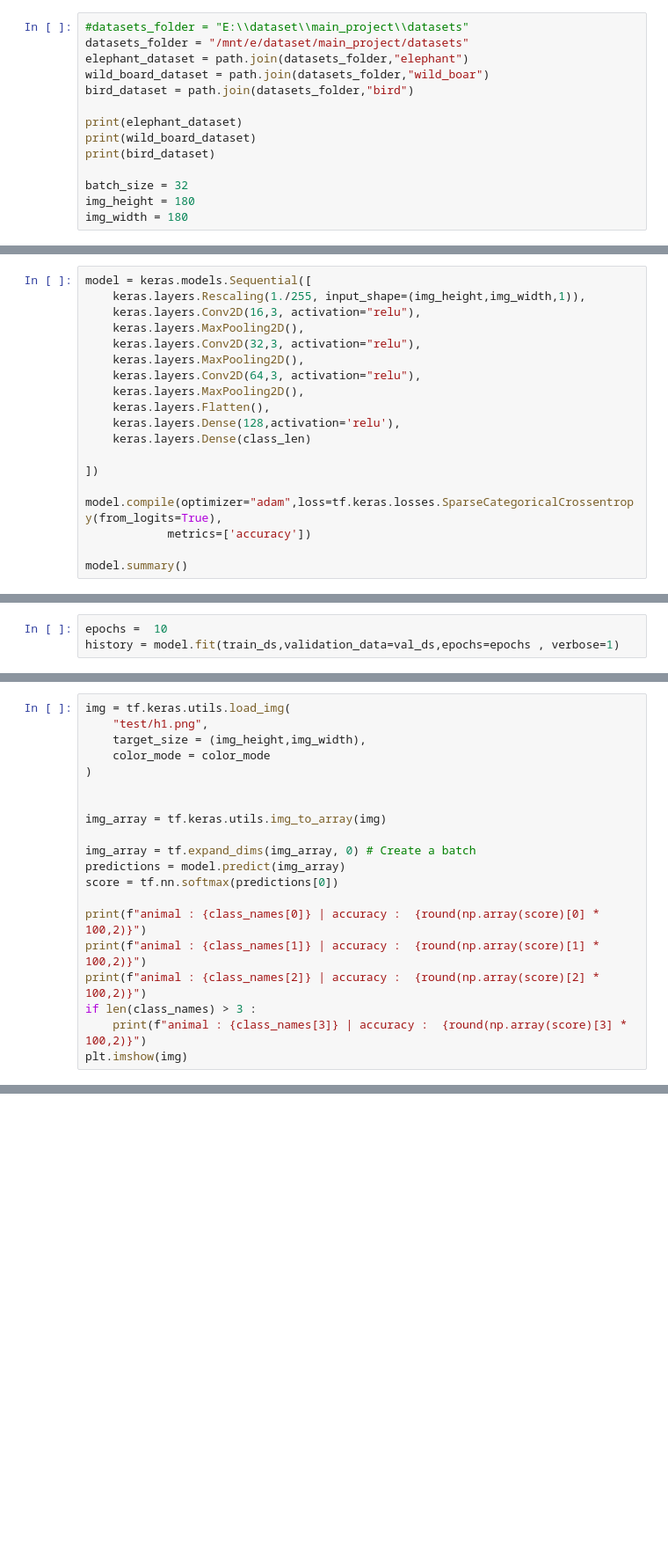
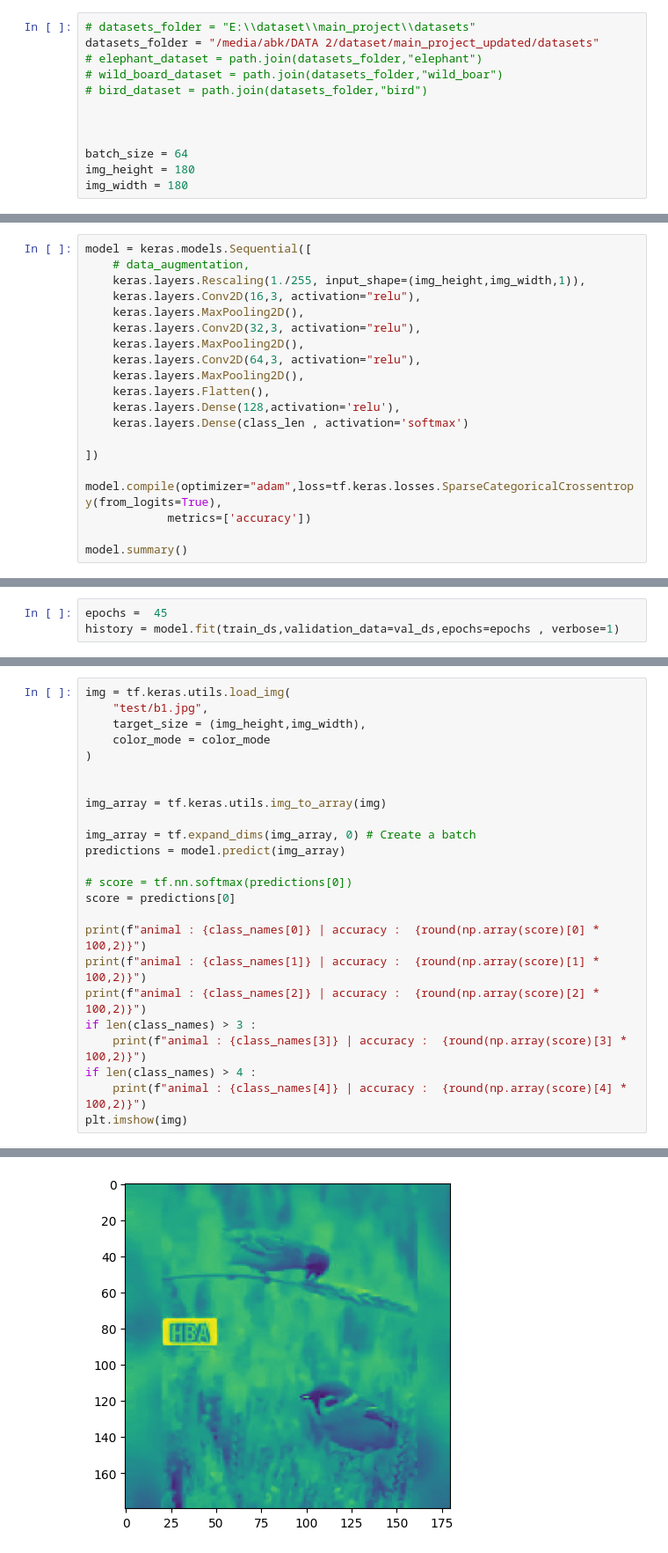
Before and after one commit to abkap/tresdet, a Jupyter notebook: classifier.ipynb, the cells around one changed output, grey strips where cells are left out. Shown at 88% size. Saved outputs shown, nothing was run; the diff lists cells and outputs as text; blank space fills up the shorter version.

```diff
--- a/classifier.ipynb
+++ b/classifier.ipynb
@@ -9,16 +11,14 @@ print("started")
 # %% [output]
 started
 # %%
-#datasets_folder = "E:\\dataset\\main_project\\datasets"
-datasets_folder = "/mnt/e/dataset/main_project/datasets"
-elephant_dataset = path.join(datasets_folder,"elephant")
-wild_board_dataset = path.join(datasets_folder,"wild_boar")
-bird_dataset = path.join(datasets_folder,"bird")
+# datasets_folder = "E:\\dataset\\main_project\\datasets"
+datasets_folder = "/media/abk/DATA 2/dataset/main_project_updated/datasets"
+# elephant_dataset = path.join(datasets_folder,"elephant")
+# wild_board_dataset = path.join(datasets_folder,"wild_boar")
+# bird_dataset = path.join(datasets_folder,"bird")
 
-print(elephant_dataset)
-print(wild_board_dataset)
-print(bird_dataset)
 
-batch_size = 32
+
+batch_size = 64
 img_height = 180
 img_width = 180
@@ -80,5 +102,6 @@ AttributeError: 'PrefetchDataset' object has no attribute 'class_names'
 # %%
 model = keras.models.Sequential([
+    # data_augmentation,
     keras.layers.Rescaling(1./255, input_shape=(img_height,img_width,1)),
     keras.layers.Conv2D(16,3, activation="relu"),
     keras.layers.MaxPooling2D(),
@@ -88,7 +111,7 @@ model = keras.models.Sequential([
     keras.layers.MaxPooling2D(),
     keras.layers.Flatten(),
     keras.layers.Dense(128,activation='relu'),
-    keras.layers.Dense(class_len)
+    keras.layers.Dense(class_len , activation='softmax')
 
 ])
 
@@ -99,3 +140,3 @@ model.summary()
 # %%
-epochs =  10
+epochs =  45
 history = model.fit(train_ds,validation_data=val_ds,epochs=epochs , verbose=1)
@@ -108,6 +194,6 @@ model.save(f"model-witgpu-{round(final_acc,4)}-(h-det).h5")
 # %%
 img = tf.keras.utils.load_img(
-    "test/h1.png",
+    "test/b1.jpg",
     target_size = (img_height,img_width),
     color_mode = color_mode
 )
@@ -117,11 +203,16 @@ img_array = tf.keras.utils.img_to_array(img)
 
 img_array = tf.expand_dims(img_array, 0) # Create a batch
 predictions = model.predict(img_array)
-score = tf.nn.softmax(predictions[0])
+
+# score = tf.nn.softmax(predictions[0])
+score = predictions[0]
 
 print(f"animal : {class_names[0]} | accuracy :  {round(np.array(score)[0] * 100,2)}")
 print(f"animal : {class_names[1]} | accuracy :  {round(np.array(score)[1] * 100,2)}")
 print(f"animal : {class_names[2]} | accuracy :  {round(np.array(score)[2] * 100,2)}")
 if len(class_names) > 3 :
     print(f"animal : {class_names[3]} | accuracy :  {round(np.array(score)[3] * 100,2)}")
+if len(class_names) > 4 :
+    print(f"animal : {class_names[4]} | accuracy :  {round(np.array(score)[4] * 100,2)}")
 plt.imshow(img)
+# %% [output]
@@ -127,0 +226 @@ plt.imshow(img)
+[figure, added]
```
Also changed, not shown: parts of 12 cells of this notebook, 23 other files.
